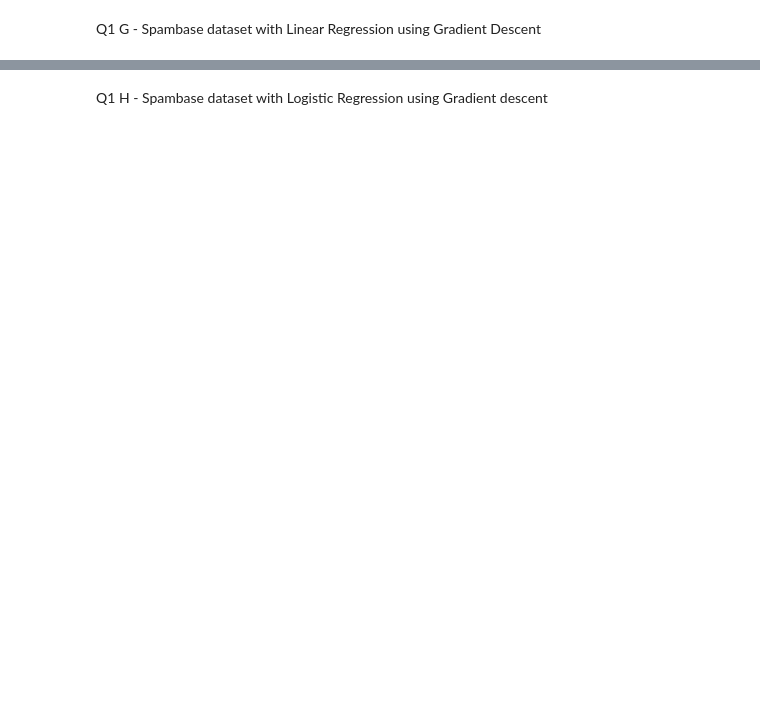
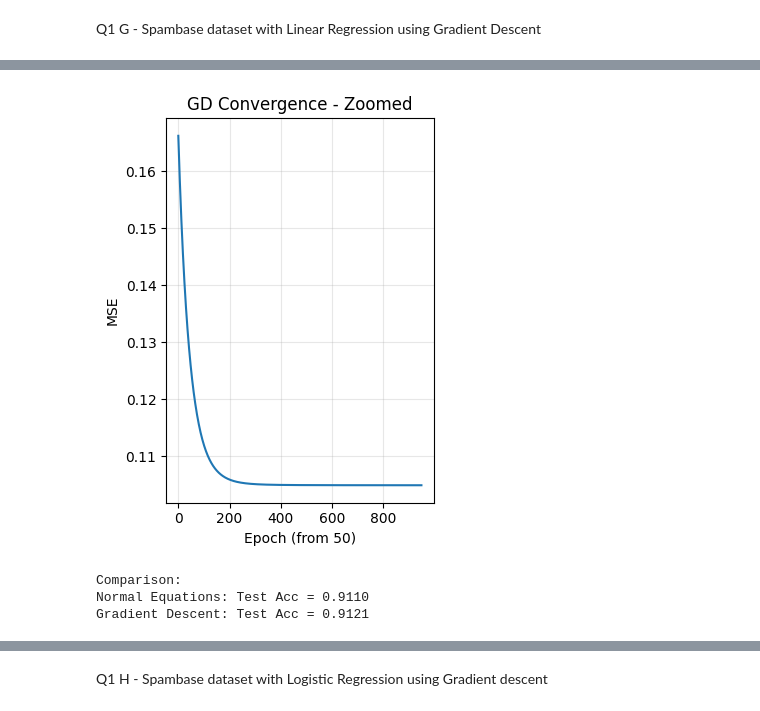
Before and after one commit to yashlad27/CS6140-Fall2025, a Jupyter notebook: Week-2/HW2/hw2_q1_ml.ipynb, the cells around one changed output, grey strips where cells are left out. Saved outputs shown, nothing was run; the diff lists cells and outputs as text; code cells hidden in the pictures; blank space fills up the shorter version.

```diff
--- a/Week-2/HW2/hw2_q1_ml.ipynb
+++ b/Week-2/HW2/hw2_q1_ml.ipynb
@@ -322,0 +417,19 @@ Q1 G - Spambase dataset with Linear Regression using Gradient Descent
+# %%
+plt.subplot(1, 2, 2)
+plt.plot(losses_spam[50:])
+plt.xlabel('Epoch (from 50)')
+plt.ylabel('MSE')
+plt.title('GD Convergence - Zoomed')
+plt.grid(True, alpha=0.3)
+plt.tight_layout()
+plt.show()
+# %% [output]
+[figure, added]
+# %%
+print(f"\nComparison:")
+print(f"Normal Equations: Test Acc = {test_acc_linear:.4f}")
+print(f"Gradient Descent: Test Acc = {test_acc_gd:.4f}")
+# %% [output]
+Comparison:
+Normal Equations: Test Acc = 0.9110
+Gradient Descent: Test Acc = 0.9121
```
Also changed, not shown: parts of 28 cells of this notebook.
